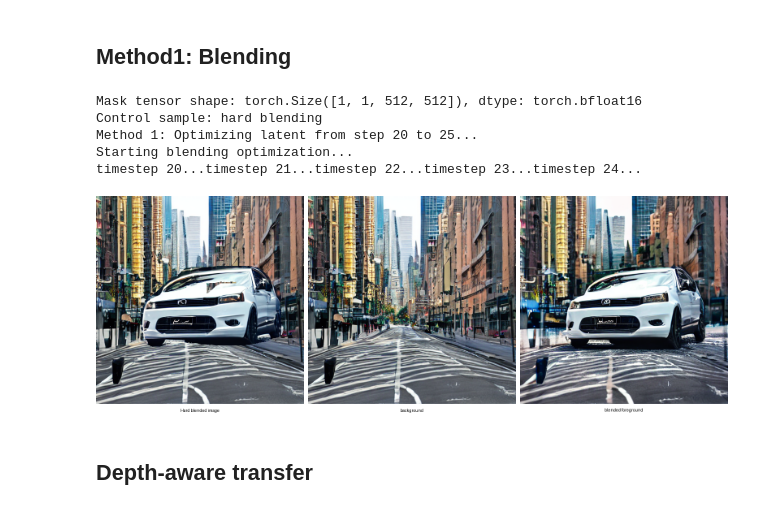
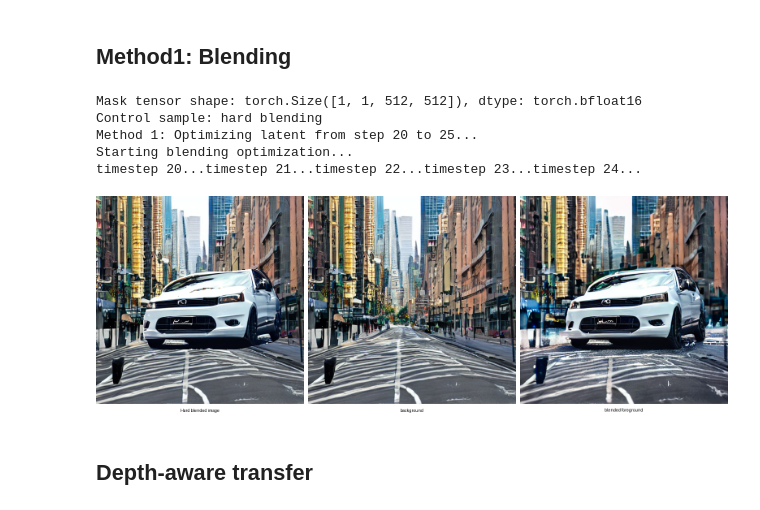
Before and after one commit to SaturnTsen/Flow-DLE, a Jupyter notebook: rotate.ipynb, the cells around one changed output. Cells and saved outputs as stored; diff of their text form; code cells hidden in the pictures.

```diff
--- a/rotate.ipynb
+++ b/rotate.ipynb
@@ -68,7 +63,7 @@ state_bg = pipe.prepare_state(
     prompt="A city road, high quality, detailed",
     num_inference_steps=50,
     guidance_scale=1.5,
-    capture_all_intermediate_features=False,
+    capture_all_intermediate_features=True,
 )
 
 state_bg = pipe.infer_from_state(state_bg, until=50)
@@ -123,38 +118,36 @@ config = BlendConfig(
 # Clone bg state as reference and regenerate with features
 print(f"Method 1: Optimizing latent from step {config.blend_start_step} to {config.blend_end_step}...")
 state_bg_ref = state_bg.clone()
-state_bg_ref.capture_all_intermediate_features = True
-state_bg_ref.intermediate_latents = []
 state_bg_ref.reset()
 state_bg_ref = pipe.infer_from_state(state_bg_ref, until=50)
 
 print("Starting blending optimization...")
 state_bg.reset()
 state_bg = pipe.infer_from_state(state_bg, until=50,
     callback = blend_with_fg_features(pipe, state_fg, state_bg_ref, mask_tensor, config)
 )
 torch.cuda.empty_cache()
 img_method1 = pipe.decode_latents(state_bg.latent)[0][0]
 
 ######################## ORIGINAL IMAGE #####################################
 state_bg.reset()
 state_bg = pipe.infer_from_state(state_bg, until=50, callback=None)
 torch.cuda.empty_cache()
 orig_img = pipe.decode_latents(state_bg.latent)[0][0]
 
 
 ################################ SHOW #######################################
 show_images_in_row(
     [blended_img, orig_img, img_method1],
     ["Hard blended image", "background", "blended foreground"]
 )
 # %% [output]
 Mask tensor shape: torch.Size([1, 1, 512, 512]), dtype: torch.bfloat16
 Control sample: hard blending
 Method 1: Optimizing latent from step 20 to 25...
 Starting blending optimization...
 timestep 20...timestep 21...timestep 22...timestep 23...timestep 24...
-[figure, old version]
+[figure, new version]
 # %% [markdown]
 ## Depth-aware transfer
 # %%
```
Also changed, not shown: parts of 4 cells of this notebook, 5 other files.
